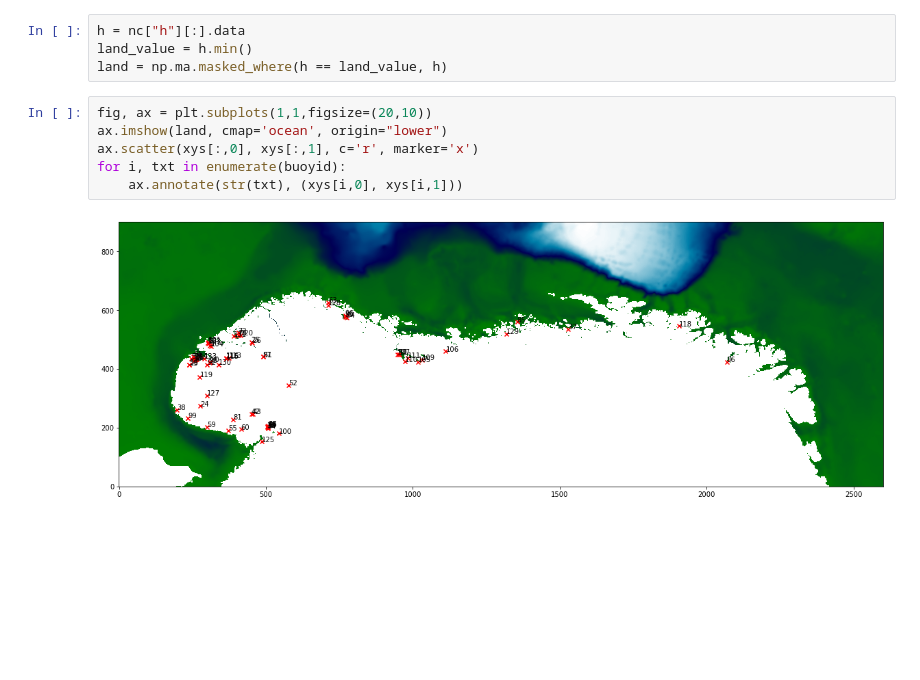
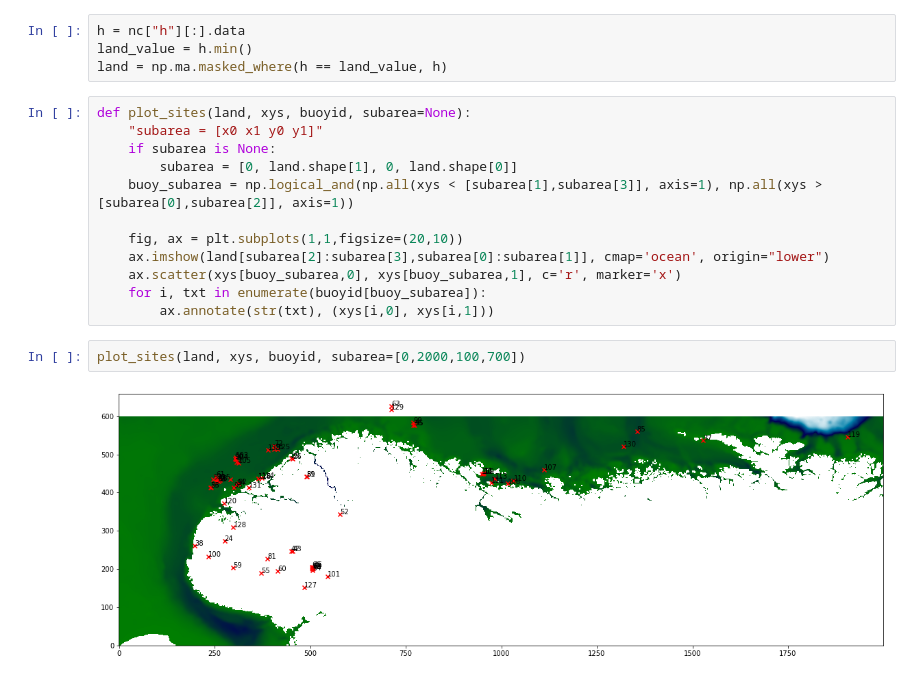
Before and after one commit to FlorianBeiser/havvarsel-data-driven-pred, a Jupyter notebook: HavvarselExplorer.ipynb, the cells around one changed output. Saved outputs shown, nothing was run; the diff lists cells and outputs as text; blank space fills up the shorter version.

```diff
--- a/HavvarselExplorer.ipynb
+++ b/HavvarselExplorer.ipynb
@@ -117,10 +117,18 @@ h = nc["h"][:].data
 land_value = h.min()
 land = np.ma.masked_where(h == land_value, h)
 # %%
-fig, ax = plt.subplots(1,1,figsize=(20,10))
-ax.imshow(land, cmap='ocean', origin="lower")
-ax.scatter(xys[:,0], xys[:,1], c='r', marker='x')
-for i, txt in enumerate(buoyid):
-    ax.annotate(str(txt), (xys[i,0], xys[i,1]))
+def plot_sites(land, xys, buoyid, subarea=None):
+    "subarea = [x0 x1 y0 y1]"
+    if subarea is None:
+        subarea = [0, land.shape[1], 0, land.shape[0]]
+    buoy_subarea = np.logical_and(np.all(xys < [subarea[1],subarea[3]], axis=1), np.all(xys > [subarea[0],subarea[2]], axis=1))
+
+    fig, ax = plt.subplots(1,1,figsize=(20,10))
+    ax.imshow(land[subarea[2]:subarea[3],subarea[0]:subarea[1]], cmap='ocean', origin="lower")
+    ax.scatter(xys[buoy_subarea,0], xys[buoy_subarea,1], c='r', marker='x')
+    for i, txt in enumerate(buoyid[buoy_subarea]):
+        ax.annotate(str(txt), (xys[i,0], xys[i,1]))
-# %% [output]
-[figure, removed]
+# %%
+plot_sites(land, xys, buoyid, subarea=[0,2000,100,700])
+# %% [output]
+[figure, added]
```
